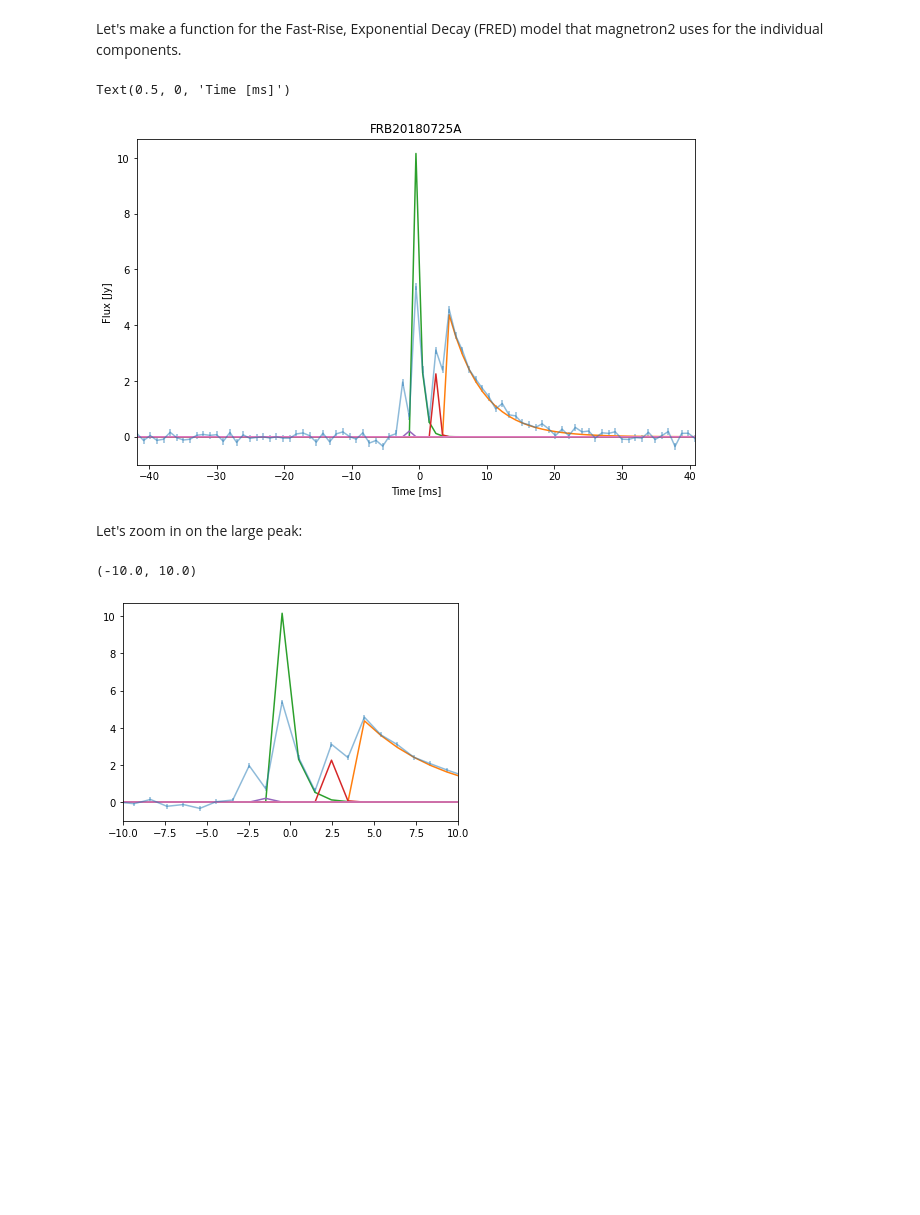
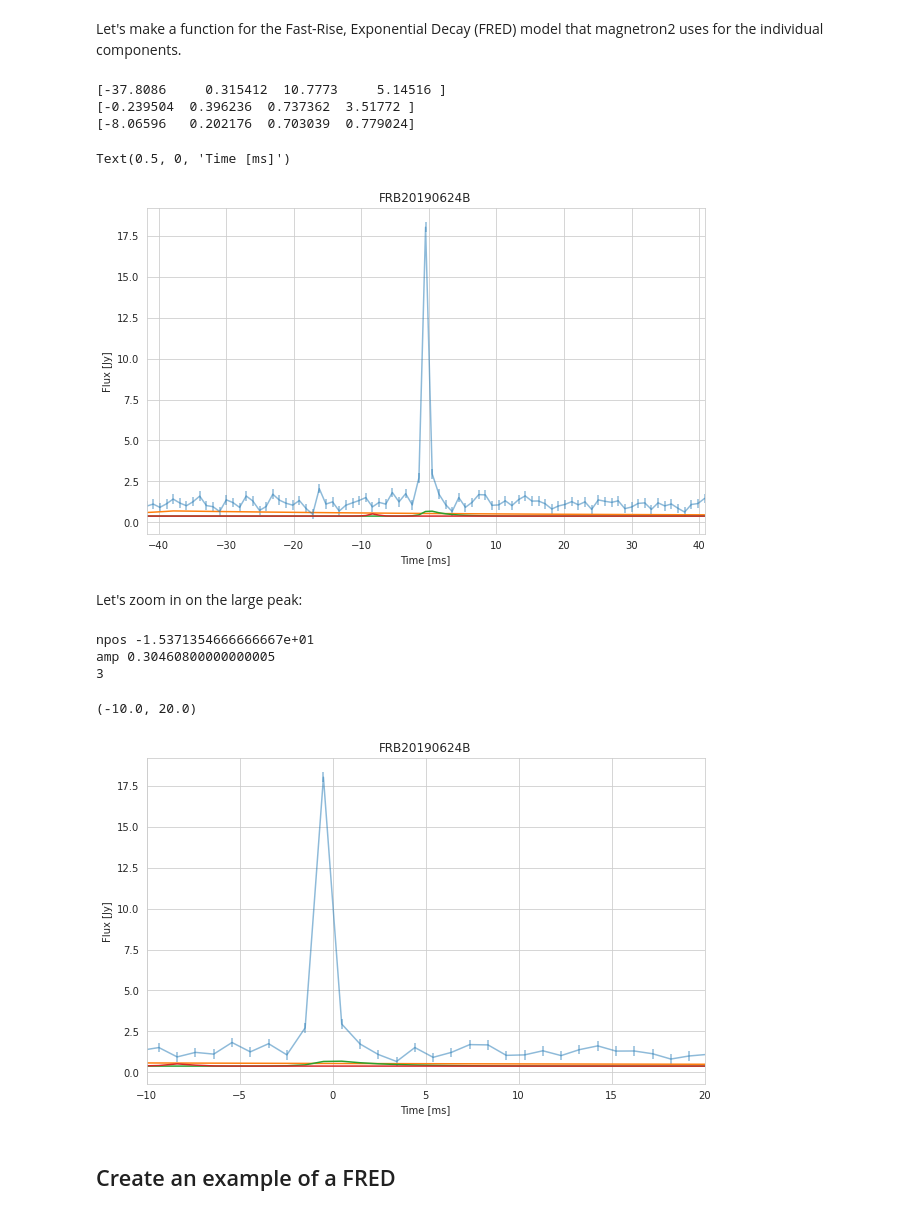
Before and after one commit to MHoogkamer/magnetron2_FRB, a Jupyter notebook: notebooks/ExploreOutput_FRBs.ipynb, the cells around one changed output. Cells and saved outputs as stored; diff of their text form; code cells hidden in the pictures; blank space fills up the shorter version.

```diff
--- a/notebooks/ExploreOutput_FRBs.ipynb
+++ b/notebooks/ExploreOutput_FRBs.ipynb
@@ -4,3 +4,5 @@ Let's take a look at what `magnetron2_FRB` actually returns. Using the priors fo
 # %%
 import numpy as np
 import matplotlib.pyplot as plt
+import seaborn as sns
+sns.set_style("whitegrid")
@@ -82 +99,4 @@ ymodel_all = sample[:,-len(time):] # model flux
+# %%
+time, flux, flux_err = get_data(datadir, frb_name)
+bkg, hyper_mean_amplitude, hyper_sigma_amplitude, hyper_mean_risetime, hyper_sigma_risetime, hyper_lowerlimit_skew, hyper_upperlimit_skew, nbursts, npos, amp, scale, skew, pars_all, ymodel_all = get_params(res_dir, frb_name, time)
 # %%
@@ -111,10 +130,12 @@ fig, ax = plt.subplots(1, 1, figsize=(10,8))
 ax.errorbar(time, flux, yerr=flux_err, fmt="o", markersize=1)
 
 # The range indicates the amount of samples you plot below.
-for i in range(4):
-    # Plot the model lightcurve for i samples
-    ax.plot(time, ymodel_all[i,:], lw=2)
-    ax.set_title(frb_name.split("_")[0])
-    ax.set_ylabel("Flux [Jy]")
-    ax.set_xlabel("Time [ms]")
+# for i in range(1):
+
+i = 166
+# Plot the model lightcurve for i samples
+ax.plot(time, ymodel_all[i,:], lw=2)
+ax.set_title(frb_name.split("_")[0])
+ax.set_ylabel("Flux [Jy]")
+ax.set_xlabel("Time [ms]")
 # %% [output]
@@ -126,7 +206,7 @@ For a single posterior sample, let's plot the individual components that make up
 
 We'll just pick the first set of parameters in the posterior sample:
 # %%
-idx = 10 # index for the first posterior sample
+idx = 1 # index for the first posterior sample
 
 n = nbursts[idx] # number of components in the burst
 print("The number of components in this model is " + str(n))
@@ -190,6 +270,7 @@ ymodel = np.zeros_like(time)
 
 # loop over the components
 for p in pars:
+    print(p) # npos, amp, scale, skew
     # compute single component flux
     ytest = twoexp(time, p, bkg_level)
 
@@ -206,32 +287,57 @@ ax.set_title(frb_name.split("_")[0])
 ax.set_ylabel("Flux [Jy]")
 ax.set_xlabel("Time [ms]")
 # %% [output]
-Text(0.5, 0, 'Time [ms]')
+[-37.8086     0.315412  10.7773     5.14516 ]
+[-0.239504  0.396236  0.737362  3.51772 ]
+[-8.06596   0.202176  0.703039  0.779024]
+Text(0.5, 0, 'Time [ms]')
-[figure, old version]
+[figure, new version]
 # %% [markdown]
 Let's zoom in on the large peak:
 # %%
-fig, ax = plt.subplots(1, 1, figsize=(6,4))
+fig, ax = plt.subplots(1, 1, figsize=(10,6))
 
 # plot the data
 ax.errorbar(time, flux, yerr=flux_err, alpha=0.5)
 
 # make an empty array for the total model fluxes
 ymodel = np.zeros_like(time)
 
+cnt = 0
+
+npos_avg = []
+amp_avg = []
+
+
 # loop over the components
-for p in pars:
+for p in pars[:]:
+
+    npos_avg.append(p[0])
+    amp_avg.append(p[1])
+    cnt +=1
+    # print(p)
     # compute single component flux
     ytest = twoexp(time, p, bkg_level)
 
     # add component to the total flux
     ymodel += ytest
 
     # plot just the component
     ax.plot(time, ytest)
+    ax.set_title(frb_name.split("_")[0])
+    ax.set_ylabel("Flux [Jy]")
+    ax.set_xlabel("Time [ms]")
 
+print('npos', np.mean(npos_avg))
+print("amp", np.mean(amp_avg))
+print(cnt)
 # set x-range
-ax.set_xlim(-10, 10)
+ax.set_xlim(-10, 20)
 # %% [output]
-(-10.0, 10.0)
+npos -1.5371354666666667e+01
+amp 0.30460800000000005
+3
+(-10.0, 20.0)
-[figure, old version]
+[figure, new version]
+# %% [markdown]
+## Create an example of a FRED
```
Also changed, not shown: parts of 13 cells of this notebook, 7 other files.
